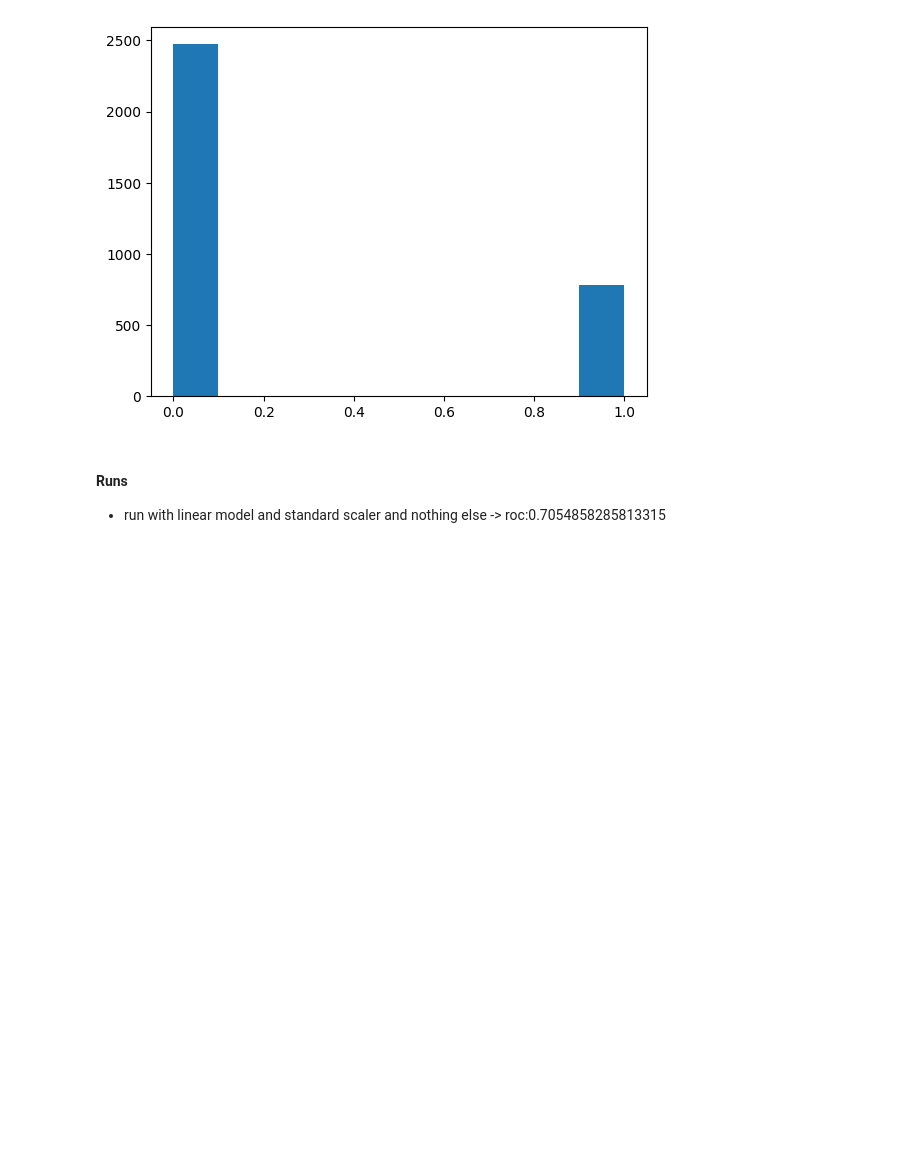
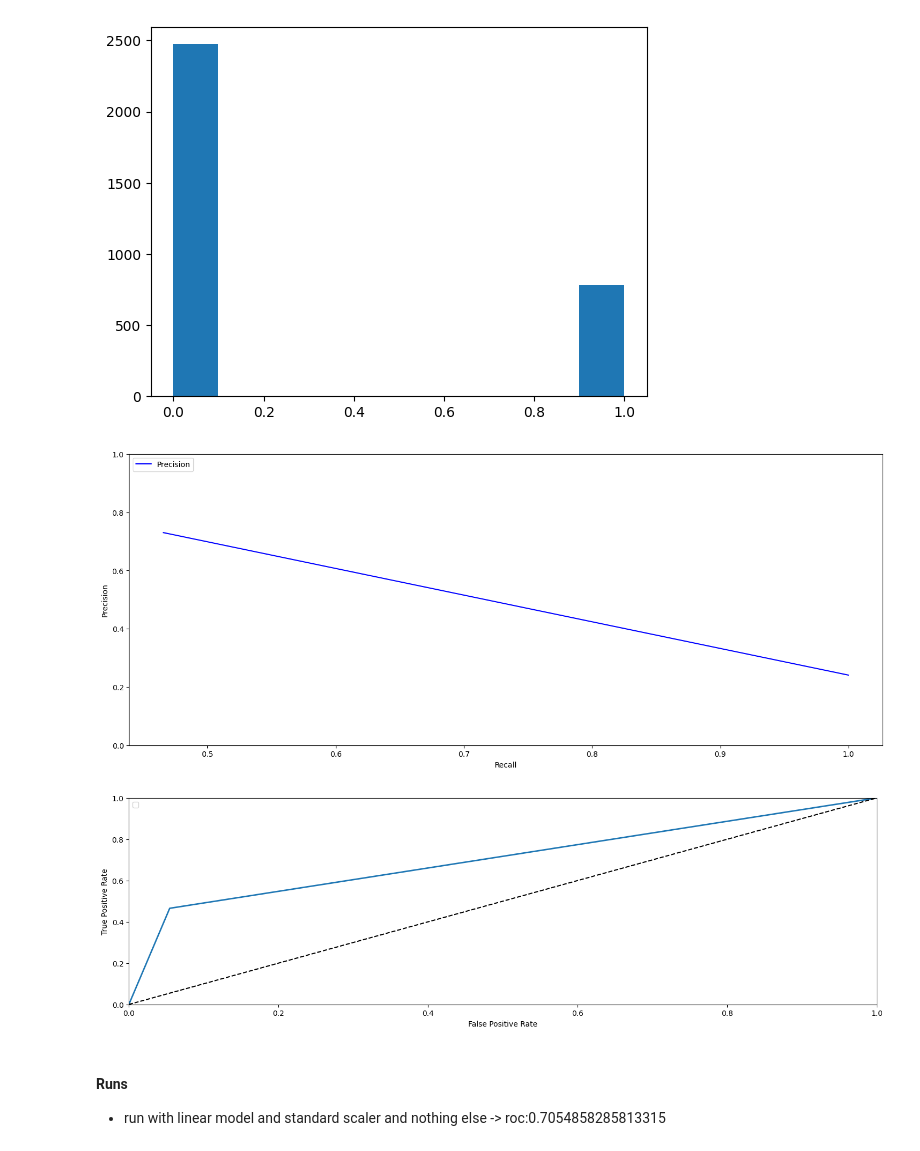
Before and after one commit to Kouroshilchi/MLProjects, a Jupyter notebook: notebooks/Project_1_AdultCensusIncome.ipynb, the cells around one changed output. Cells and saved outputs as stored; diff of their text form; code cells hidden in the pictures; blank space fills up the shorter version.

```diff
--- a/notebooks/Project_1_AdultCensusIncome.ipynb
+++ b/notebooks/Project_1_AdultCensusIncome.ipynb
@@ -115,6 +118,12 @@ plt.hist(y_valid)
  array([0. , 0.1, 0.2, 0.3, 0.4, 0.5, 0.6, 0.7, 0.8, 0.9, 1. ]),
  <BarContainer object of 10 artists>)
 [figure]
+# %%
+plot_precision_vs_recall(y_valid , y_pred)
+plot_roc_curve(y_valid , y_pred)
+# %% [output]
+[figure, added]
+[figure, added]
 # %% [markdown]
 #### Runs
 
```
Also changed, not shown: parts of 1 cell of this notebook.
